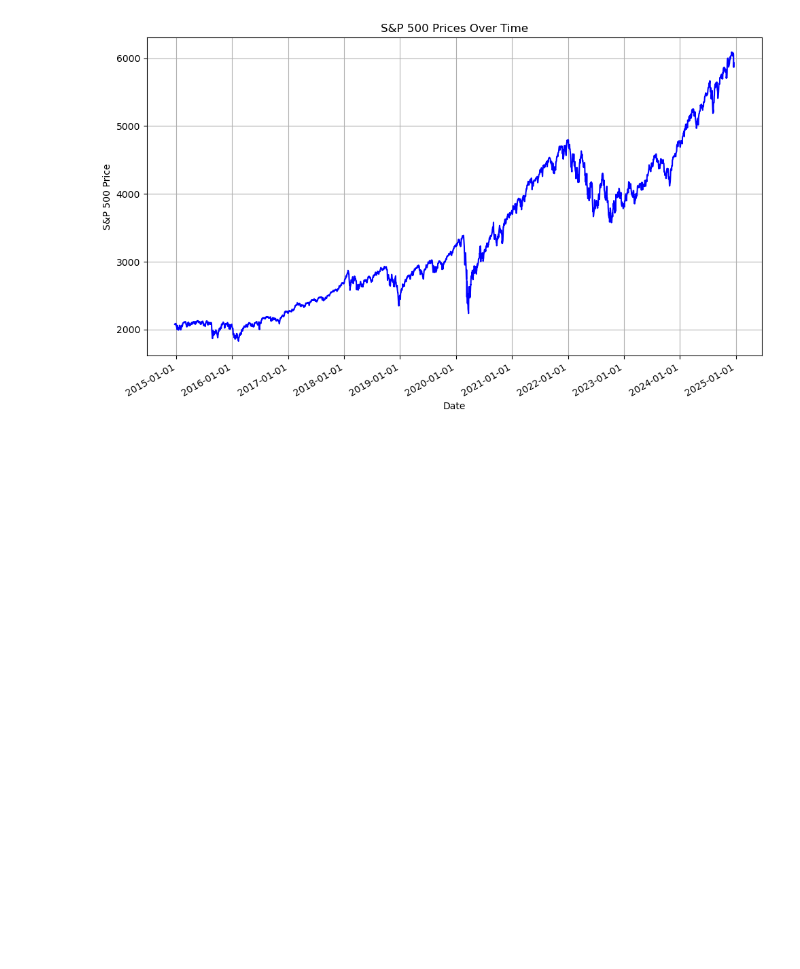
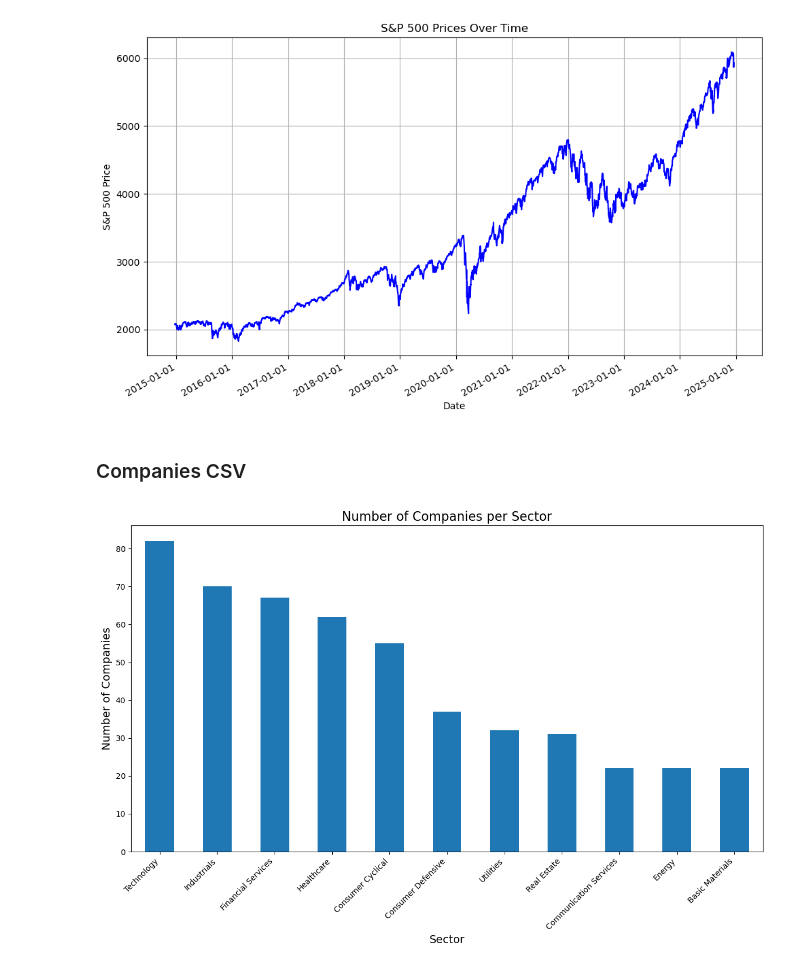
Before and after one commit to MBrozhko34/Data-Analytics-Coursework, a Jupyter notebook: CS910 S&P 500 Data Analysis.ipynb, the cells around one changed output. Saved outputs shown, nothing was run; the diff lists cells and outputs as text; code cells hidden in the pictures; blank space fills up the shorter version.

```diff
--- a/CS910 S&P 500 Data Analysis.ipynb
+++ b/CS910 S&P 500 Data Analysis.ipynb
@@ -95,3 +97,23 @@ plt.tight_layout()
 plt.show()
 # %% [output]
 [figure]
+# %% [markdown]
+### Companies CSV
+# %%
+# Count the number of companies in each sector
+sector_counts = df_comp['Sector'].value_counts()
+
+# Plotting
+plt.figure(figsize=(12, 8))  # Adjust the size as needed
+sector_counts.plot(kind='bar')
+
+plt.title('Number of Companies per Sector', fontsize=16)
+plt.xlabel('Sector', fontsize=14)
+plt.ylabel('Number of Companies', fontsize=14)
+plt.xticks(rotation=45, ha='right')  # Rotate x-axis labels for better readability
+plt.tight_layout()  # Adjust layout to prevent clipping of labels
+
+# Display the plot
+plt.show()
+# %% [output]
+[figure, added]
```
Also changed, not shown: parts of 28 cells of this notebook.
